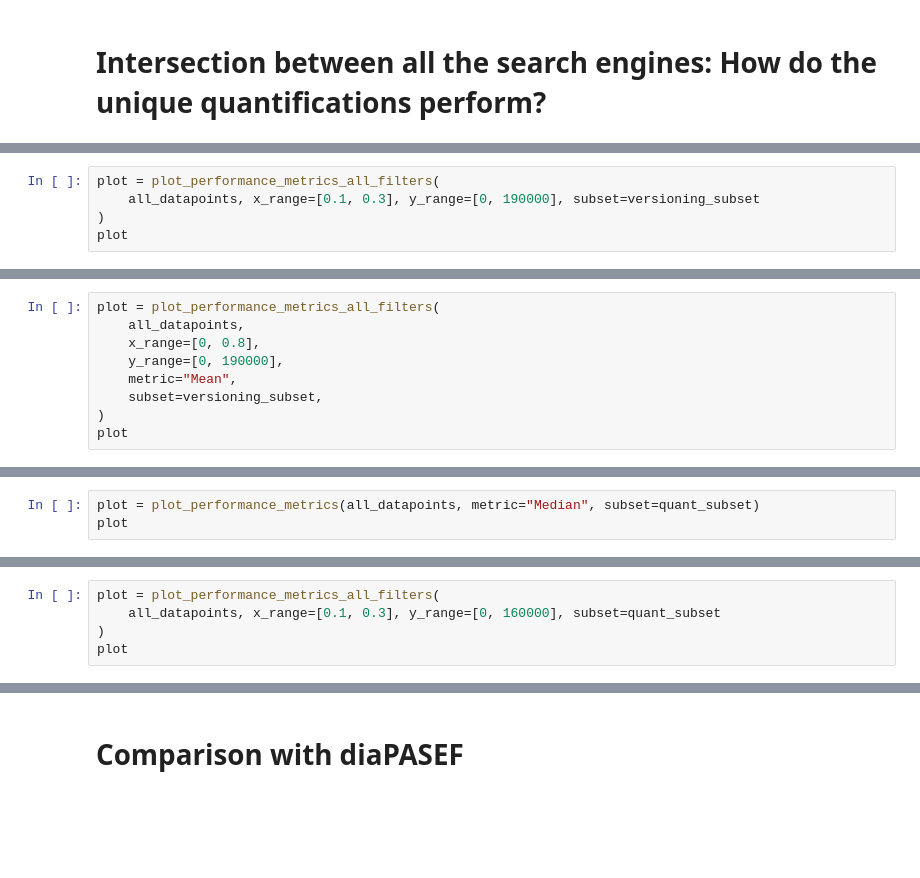
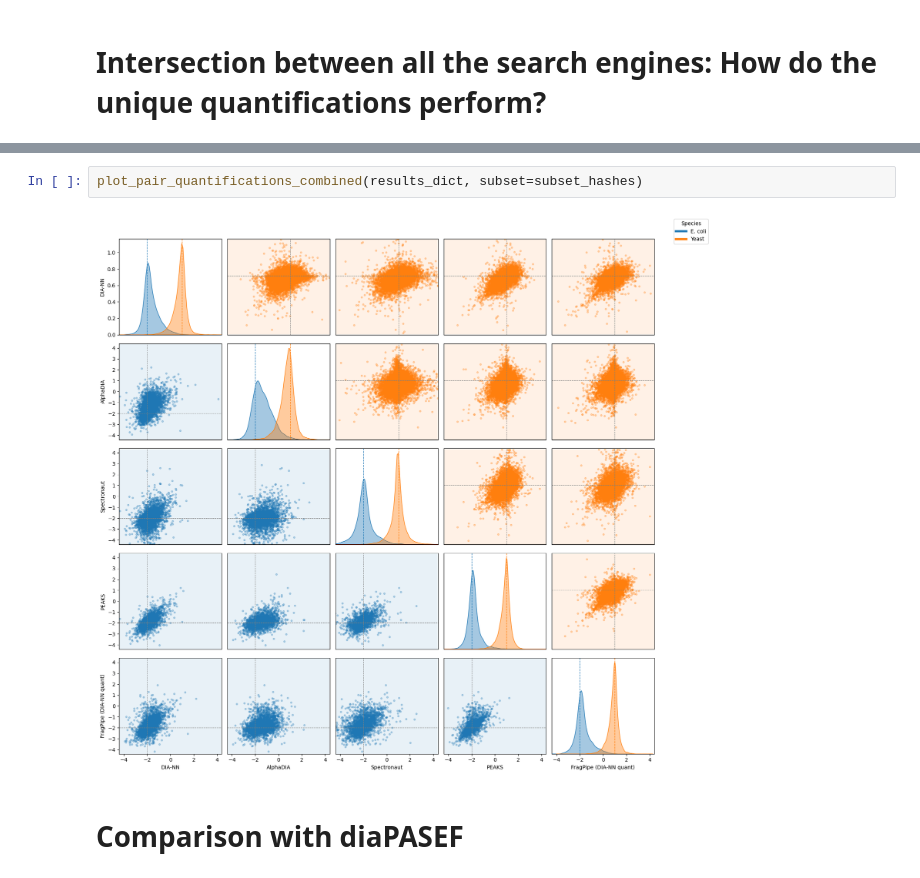
Before and after one commit to Proteobench/ProteoBench, a Jupyter notebook: jupyter_notebooks/analysis/post_analysis/quant/lfq/ion/dia/ions/Astral_and_diaPASEF_manuscript.ipynb, the cells around one changed output, grey strips where cells are left out. Drawn from its saved outputs; the diff is of its cells as text; blank space fills up the shorter version.

```diff
--- a/jupyter_notebooks/analysis/post_analysis/quant/lfq/ion/dia/ions/Astral_and_diaPASEF_manuscript.ipynb
+++ b/jupyter_notebooks/analysis/post_analysis/quant/lfq/ion/dia/ions/Astral_and_diaPASEF_manuscript.ipynb
@@ -1131,5 +810,0 @@ plot.write_image(
-# %%
-plot = plot_performance_metrics_all_filters(
-    all_datapoints, x_range=[0.1, 0.3], y_range=[0, 190000], subset=versioning_subset
-)
-plot
@@ -1138,9 +810,0 @@ plot
-# %%
-plot = plot_performance_metrics_all_filters(
-    all_datapoints,
-    x_range=[0, 0.8],
-    y_range=[0, 190000],
-    metric="Mean",
-    subset=versioning_subset,
-)
-plot
@@ -1191,3 +810,0 @@ quant_subset = ["1.9.2", "High Accuracy", "Legacy Quant"]
-# %%
-plot = plot_performance_metrics(all_datapoints, metric="Median", subset=quant_subset)
-plot
@@ -1200,5 +810,0 @@ plot.write_image(
-# %%
-plot = plot_performance_metrics_all_filters(
-    all_datapoints, x_range=[0.1, 0.3], y_range=[0, 160000], subset=quant_subset
-)
-plot
@@ -1207,3 +1017,7 @@ plot
+# %%
+plot_pair_quantifications_combined(results_dict, subset=subset_hashes)
+# %% [output]
+[figure, added]
 # %% [markdown]
 # Comparison with diaPASEF
 # %%
```
Also changed, not shown: parts of 81 cells of this notebook, 4 other files.
